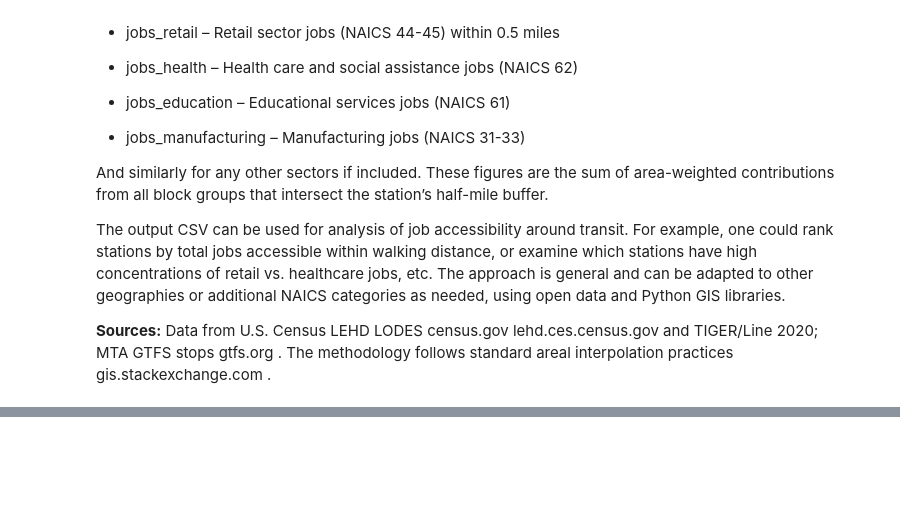
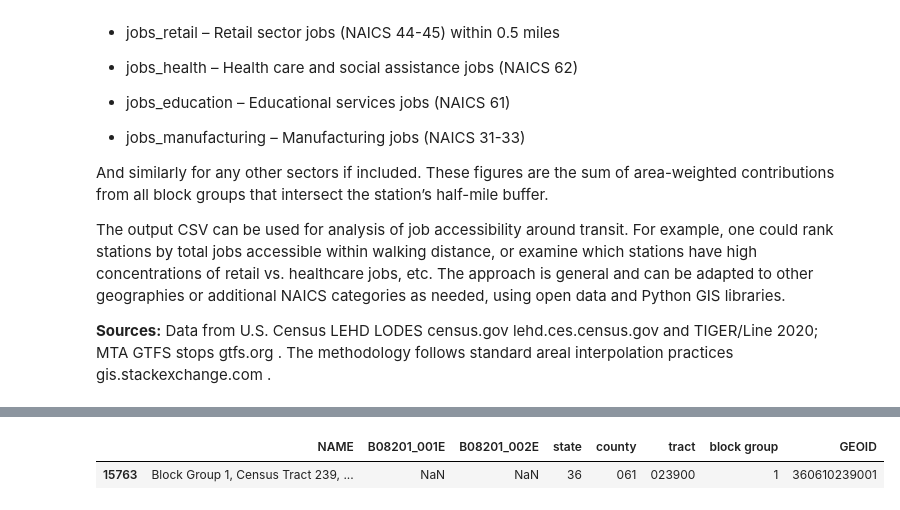
Before and after one commit to hawa1983/Capstone, a Jupyter notebook: ibx_capstone.ipynb, the cells around one changed output, grey strips where cells are left out. Cells and saved outputs as stored; diff of their text form; code cells hidden in the pictures; blank space fills up the shorter version.

```diff
--- a/ibx_capstone.ipynb
+++ b/ibx_capstone.ipynb
@@ -621,0 +646,37 @@ gis.stackexchange.com
+# %%
+import requests
+import pandas as pd
+
+# ACS 2020 5-year detailed tables
+acs_base_url = "https://api.census.gov/data/2020/acs/acs5"
+
+acs_vars = ["B08201_001E", "B08201_002E"]  # total HH, HH with no vehicle
+
+acs_params = {
+    "get": ",".join(["NAME"] + acs_vars),
+    "for": "block group:*",
+    "in": "state:36+county:*",  # all NY state block groups
+    # "key": "YOUR_CENSUS_API_KEY",  # optional but recommended
+}
+
+resp = requests.get(acs_base_url, params=acs_params)
+resp.raise_for_status()
+
+data = resp.json()
+acs_bg = pd.DataFrame(data[1:], columns=data[0])
+
+# Construct 12-digit block group GEOID
+acs_bg["GEOID"] = (
+    acs_bg["state"] + acs_bg["county"] + acs_bg["tract"] + acs_bg["block group"]
+)
+
+# Cast numeric fields
+acs_bg[acs_vars] = acs_bg[acs_vars].astype(float)
+# %%
+acs_bg[["GEOID"]].head()
+acs_bg.shape
+acs_bg[["B08201_001E", "B08201_002E"]].describe()
+acs_bg[acs_bg["GEOID"] == "360610239001"]
+# %% [output]
+|  | NAME | B08201_001E | B08201_002E | state | county | tract | block group | GEOID |
+| 15763 | Block Group 1, Census Tract 239, ... | NaN | NaN | 36 | 061 | 023900 | 1 | 360610239001 |
```
Also changed, not shown: parts of 13 cells of this notebook.
